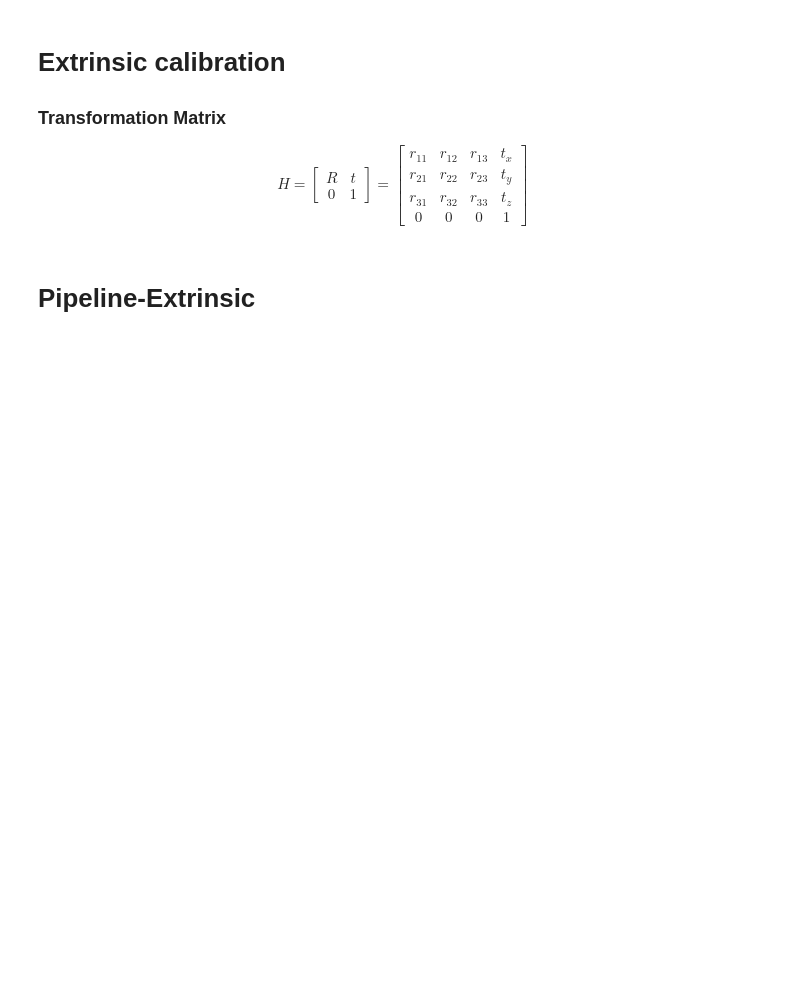
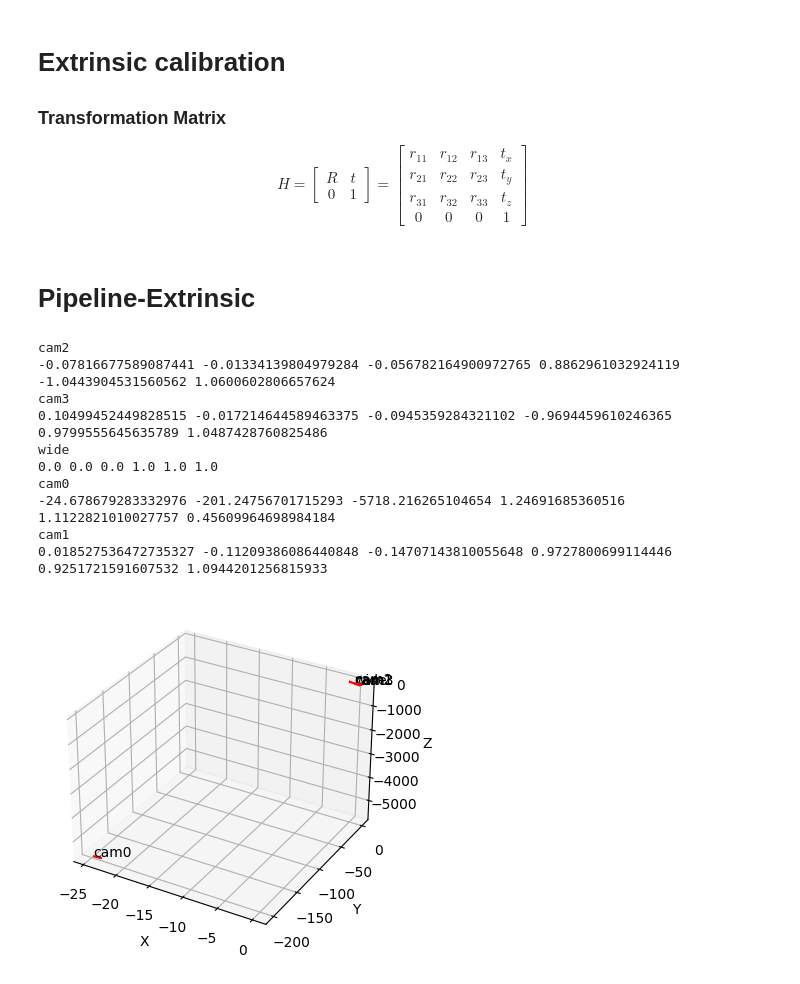
Before and after one commit to boring180/MASEP_Local, a Jupyter notebook: Callibration/callibration.ipynb, the cells around one changed output. Cells and saved outputs as stored; diff of their text form; code cells hidden in the pictures; blank space fills up the shorter version.

Commit message:
Visualize extrinsic

```diff
--- a/Callibration/callibration.ipynb
+++ b/Callibration/callibration.ipynb
@@ -321,2 +295,32 @@ def visualize():
+# %%
+def visualize():
+    transformation_matrices = {}
+    for camera_name in cameras:
+        with open(f'results/extrinsic_{camera_name}.json', 'r') as f:
+            transformation_matrix = np.array(json.load(f))
+            transformation_matrices[camera_name] = transformation_matrix
+
+    fig = plt.figure(figsize=(15, 10))
+    ax = fig.add_subplot(2, 3, 1, projection='3d')
+    for camera_name in cameras:
+        orientation = transformation_matrices[camera_name][:3, :3] @ np.array([1, 1, 1])
+        x = transformation_matrices[camera_name][0, 3]
+        y = transformation_matrices[camera_name][1, 3]
+        z = transformation_matrices[camera_name][2, 3]
+        u = orientation[0]
+        v = orientation[1]
+        w = orientation[2]
+        ax.quiver(x, y, z, u, v, w, color = 'red', length=1)
+
+        ax.text(x, y, z, camera_name, color = 'black')
+
+        print(camera_name)
+        print(x, y, z, u, v, w)
+
+
+        ax.set_xlabel('X')
+        ax.set_ylabel('Y')
+        ax.set_zlabel('Z')
+    plt.show()
 # %% [markdown]
 # Pipeline-Extrinsic
@@ -335,0 +327,19 @@ visualize()
+# %%
+if os.path.exists('results/extrinsic_cam0.json') and os.path.exists('results/extrinsic_cam1.json') and os.path.exists('results/extrinsic_cam2.json') and os.path.exists('results/extrinsic_cam3.json') and os.path.exists('results/extrinsic_wide.json'):
+    pass
+else:
+    extrinsic_calibration()
+
+visualize()
+# %% [output]
+cam2
+-0.07816677589087441 -0.01334139804979284 -0.056782164900972765 0.8862961032924119 -1.0443904531560562 1.0600602806657624
+cam3
+0.10499452449828515 -0.017214644589463375 -0.0945359284321102 -0.9694459610246365 0.9799555645635789 1.0487428760825486
+wide
+0.0 0.0 0.0 1.0 1.0 1.0
+cam0
+-24.678679283332976 -201.24756701715293 -5718.216265104654 1.24691685360516 1.1122821010027757 0.45609964698984184
+cam1
+0.018527536472735327 -0.11209386086440848 -0.14707143810055648 0.9727800699114446 0.9251721591607532 1.0944201256815933
+[figure, added]
```
Also changed, not shown: parts of 6 cells of this notebook, 16 other files.
